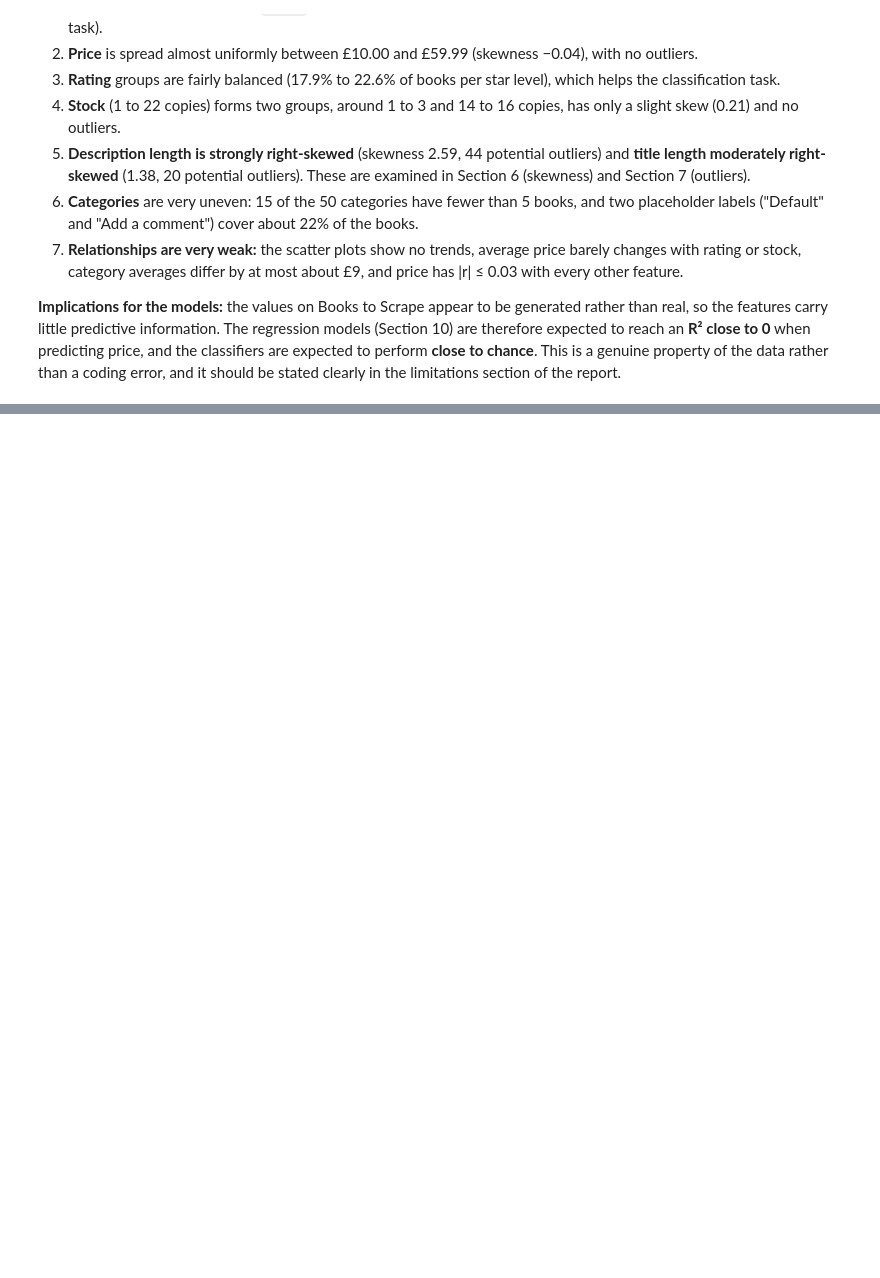
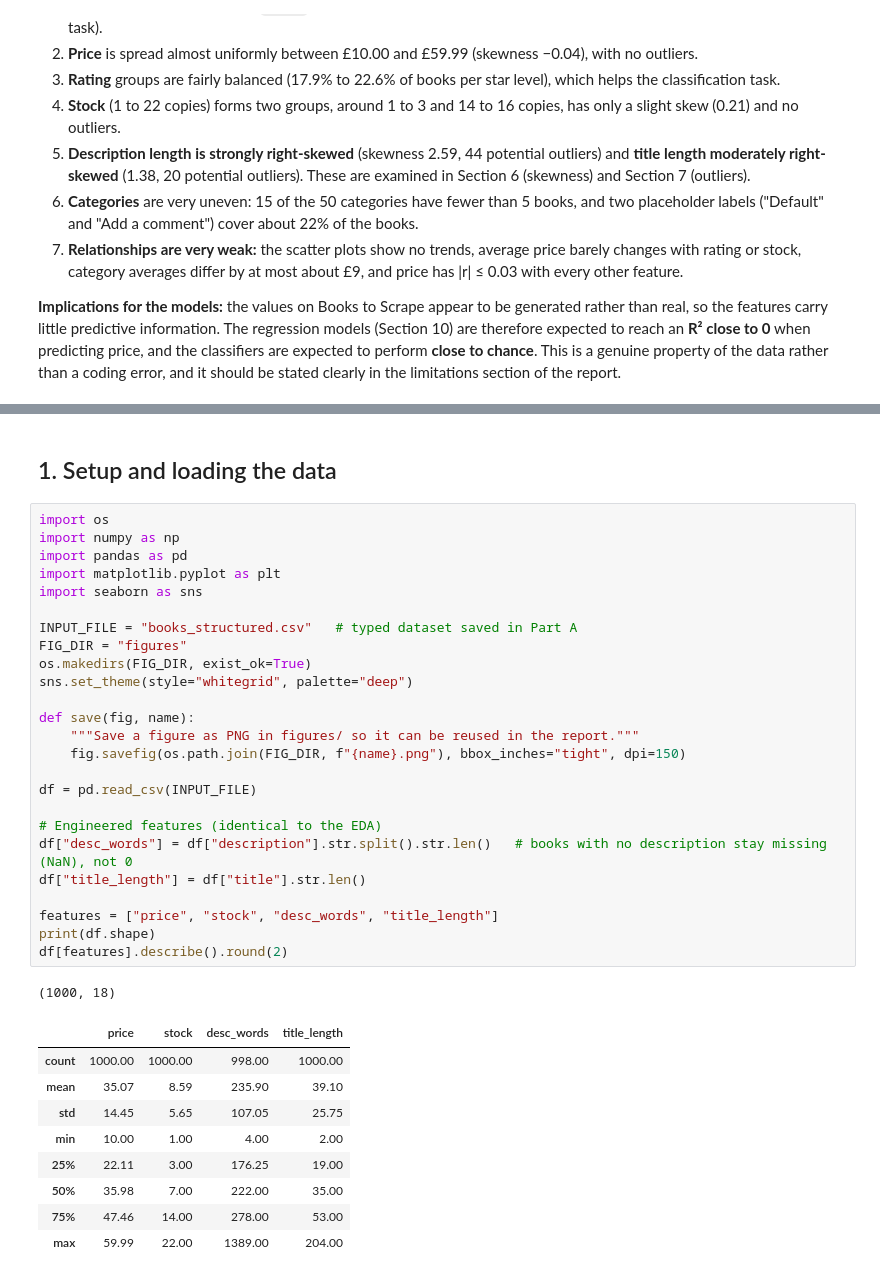
Before and after one commit to Sufwan499/E-CommerceProject_L250035, a Jupyter notebook: PFAI_Project_25L_0035.ipynb, the cells around one changed output, grey strips where cells are left out. Drawn from its saved outputs; the diff is of its cells as text; blank space fills up the shorter version.

```diff
--- a/PFAI_Project_25L_0035.ipynb
+++ b/PFAI_Project_25L_0035.ipynb
@@ -1001,0 +1025,38 @@ pairs.reindex(pairs.abs().sort_values(ascending=False).index).round(3).to_frame(
+# %% [markdown]
+## 1. Setup and loading the data
+# %%
+import os
+import numpy as np
+import pandas as pd
+import matplotlib.pyplot as plt
+import seaborn as sns
+
+INPUT_FILE = "books_structured.csv"   # typed dataset saved in Part A
+FIG_DIR = "figures"
+os.makedirs(FIG_DIR, exist_ok=True)
+sns.set_theme(style="whitegrid", palette="deep")
+
+def save(fig, name):
+    """Save a figure as PNG in figures/ so it can be reused in the report."""
+    fig.savefig(os.path.join(FIG_DIR, f"{name}.png"), bbox_inches="tight", dpi=150)
+
+df = pd.read_csv(INPUT_FILE)
+
+# Engineered features (identical to the EDA)
+df["desc_words"] = df["description"].str.split().str.len()   # books with no description stay missing (NaN), not 0
+df["title_length"] = df["title"].str.len()
+
+features = ["price", "stock", "desc_words", "title_length"]
+print(df.shape)
+df[features].describe().round(2)
+# %% [output]
+(1000, 18)
+|  | price | stock | desc_words | title_length |
+| count | 1000.00 | 1000.00 | 998.00 | 1000.00 |
+| mean | 35.07 | 8.59 | 235.90 | 39.10 |
+| std | 14.45 | 5.65 | 107.05 | 25.75 |
+| min | 10.00 | 1.00 | 4.00 | 2.00 |
+| 25% | 22.11 | 3.00 | 176.25 | 19.00 |
+| 50% | 35.98 | 7.00 | 222.00 | 35.00 |
+| 75% | 47.46 | 14.00 | 278.00 | 53.00 |
+| max | 59.99 | 22.00 | 1389.00 | 204.00 |
```
Also changed, not shown: parts of 32 cells of this notebook.
